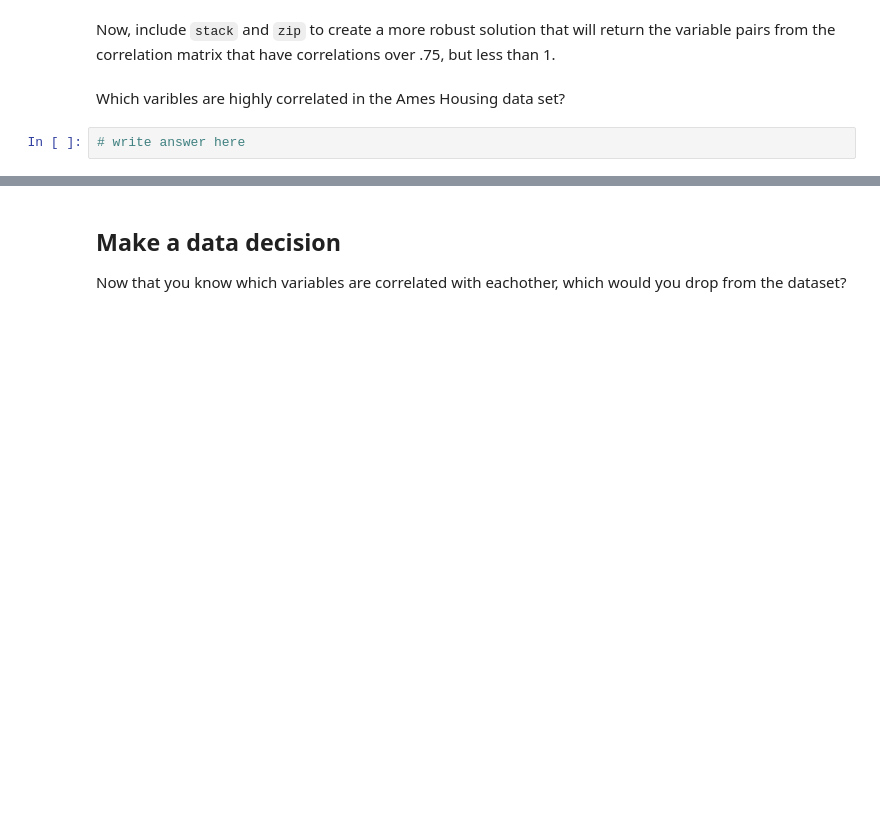
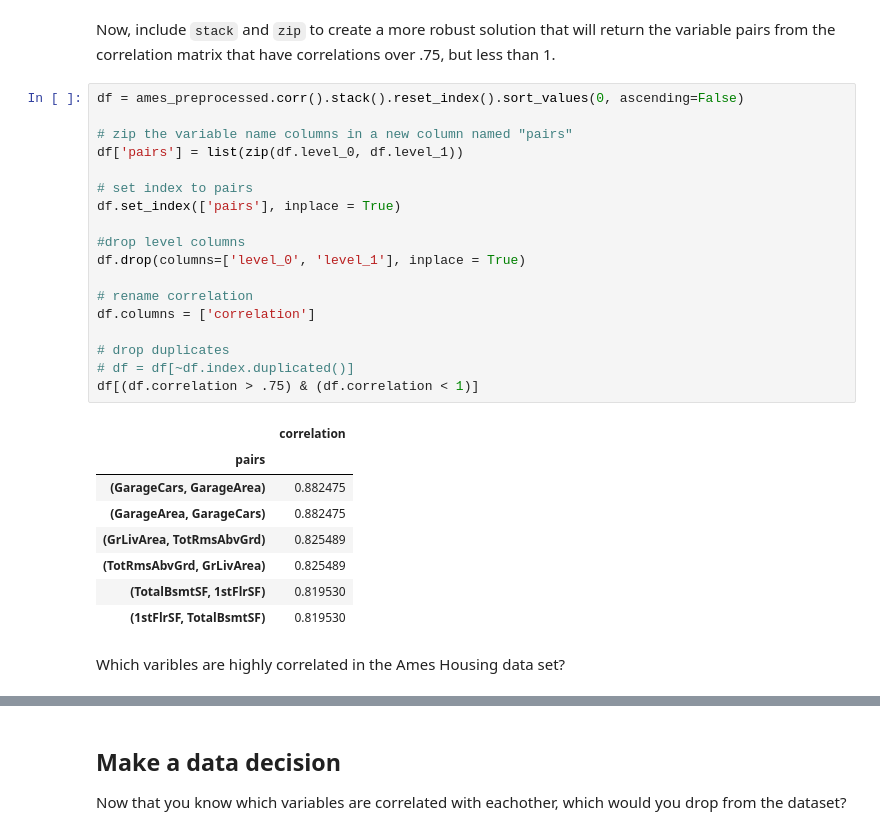
Before and after one commit to kev065/dsc-multicollinearity-of-features-lab, a Jupyter notebook: index.ipynb, the cells around one changed output, grey strips where cells are left out. Drawn from its saved outputs; the diff is of its cells as text; blank space fills up the shorter version.

```diff
--- a/index.ipynb
+++ b/index.ipynb
@@ -107,6 +151,31 @@ Return `True` for positive or negative correlations that are bigger than 0.75 in
 # %% [markdown]
 Now, include `stack` and `zip` to create a more robust solution that will return the variable pairs from the correlation matrix that have correlations over .75, but less than 1.
+# %%
+df = ames_preprocessed.corr().stack().reset_index().sort_values(0, ascending=False)
+
+# zip the variable name columns in a new column named "pairs"
+df['pairs'] = list(zip(df.level_0, df.level_1))
+
+# set index to pairs
+df.set_index(['pairs'], inplace = True)
+
+#drop level columns
+df.drop(columns=['level_0', 'level_1'], inplace = True)
+
+# rename correlation
+df.columns = ['correlation']
+
+# drop duplicates
+# df = df[~df.index.duplicated()]
+df[(df.correlation > .75) & (df.correlation < 1)]
+# %% [output]
+|  | correlation |
+| pairs |  |
+| (GarageCars, GarageArea) | 0.882475 |
+| (GarageArea, GarageCars) | 0.882475 |
+| (GrLivArea, TotRmsAbvGrd) | 0.825489 |
+| (TotRmsAbvGrd, GrLivArea) | 0.825489 |
+| (TotalBsmtSF, 1stFlrSF) | 0.819530 |
+| (1stFlrSF, TotalBsmtSF) | 0.819530 |
 # %% [markdown]
 Which varibles are highly correlated in the Ames Housing data set?
-# %%
-# write answer here
```
Also changed, not shown: parts of 10 cells of this notebook.
